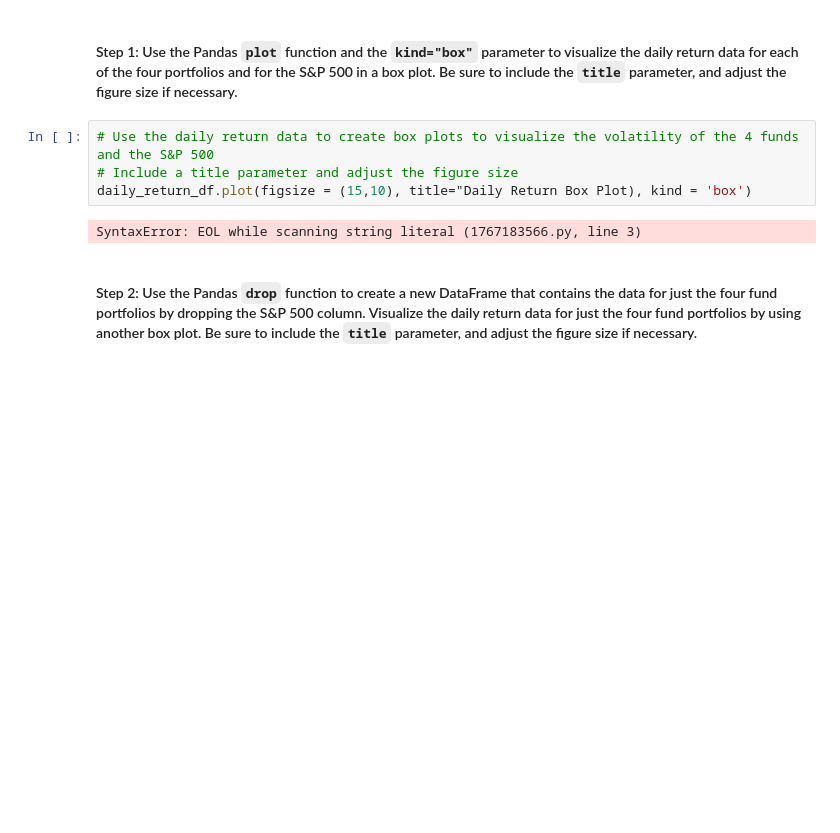
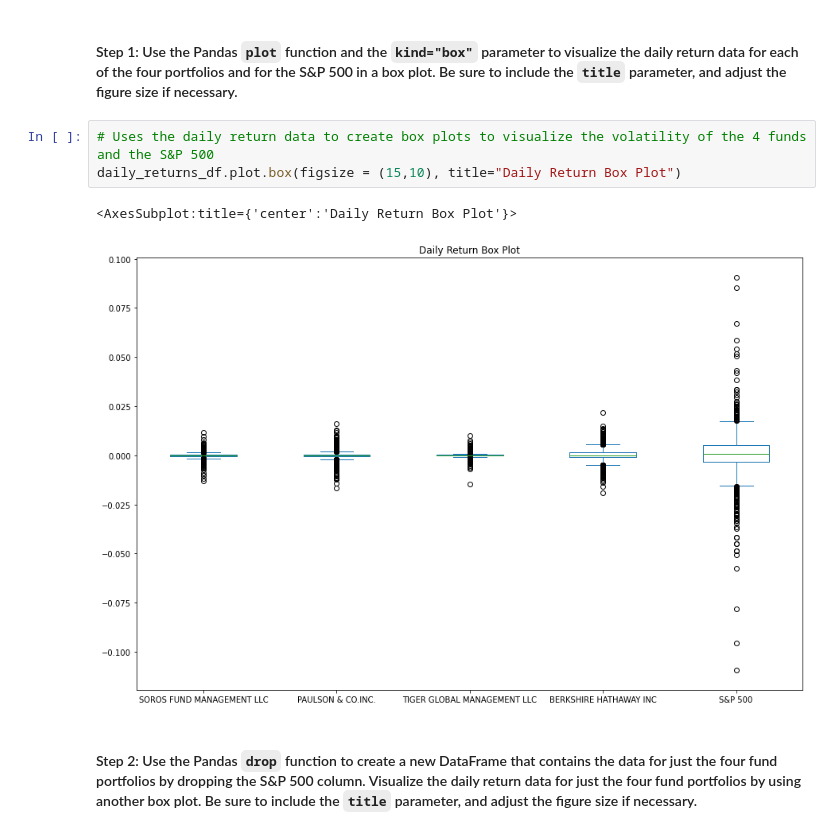
Before and after one commit to carljfrederick/whale-analysis, a Jupyter notebook: risk_return_analysis.ipynb, the cells around one changed output. Saved outputs shown, nothing was run; the diff lists cells and outputs as text; blank space fills up the shorter version.

Commit message:
Volatility analysis

```diff
--- a/risk_return_analysis.ipynb
+++ b/risk_return_analysis.ipynb
@@ -197,11 +197,11 @@ Analyze the volatility of each of the four fund portfolios and of the S&P 500 In
 # %% [markdown]
 #### Step 1: Use the Pandas `plot` function and the `kind="box"` parameter to visualize the daily return data for each of the four portfolios and for the S&P 500 in a box plot. Be sure to include the `title` parameter, and adjust the figure size if necessary.
 # %%
-# Use the daily return data to create box plots to visualize the volatility of the 4 funds and the S&P 500
-# Include a title parameter and adjust the figure size
-daily_return_df.plot(figsize = (15,10), title="Daily Return Box Plot), kind = 'box')
+# Uses the daily return data to create box plots to visualize the volatility of the 4 funds and the S&P 500
+daily_returns_df.plot.box(figsize = (15,10), title="Daily Return Box Plot")
 # %% [output]
-SyntaxError: EOL while scanning string literal (1767183566.py, line 3)
+<AxesSubplot:title={'center':'Daily Return Box Plot'}>
+[figure, added]
 # %% [markdown]
 #### Step 2: Use the Pandas `drop` function to create a new DataFrame that contains the data for just the four fund portfolios by dropping the S&P 500 column. Visualize the daily return data for just the four fund portfolios by using another box plot. Be sure to include the `title` parameter, and adjust the figure size if necessary.
 # %%
```
Also changed, not shown: parts of 2 cells of this notebook.
